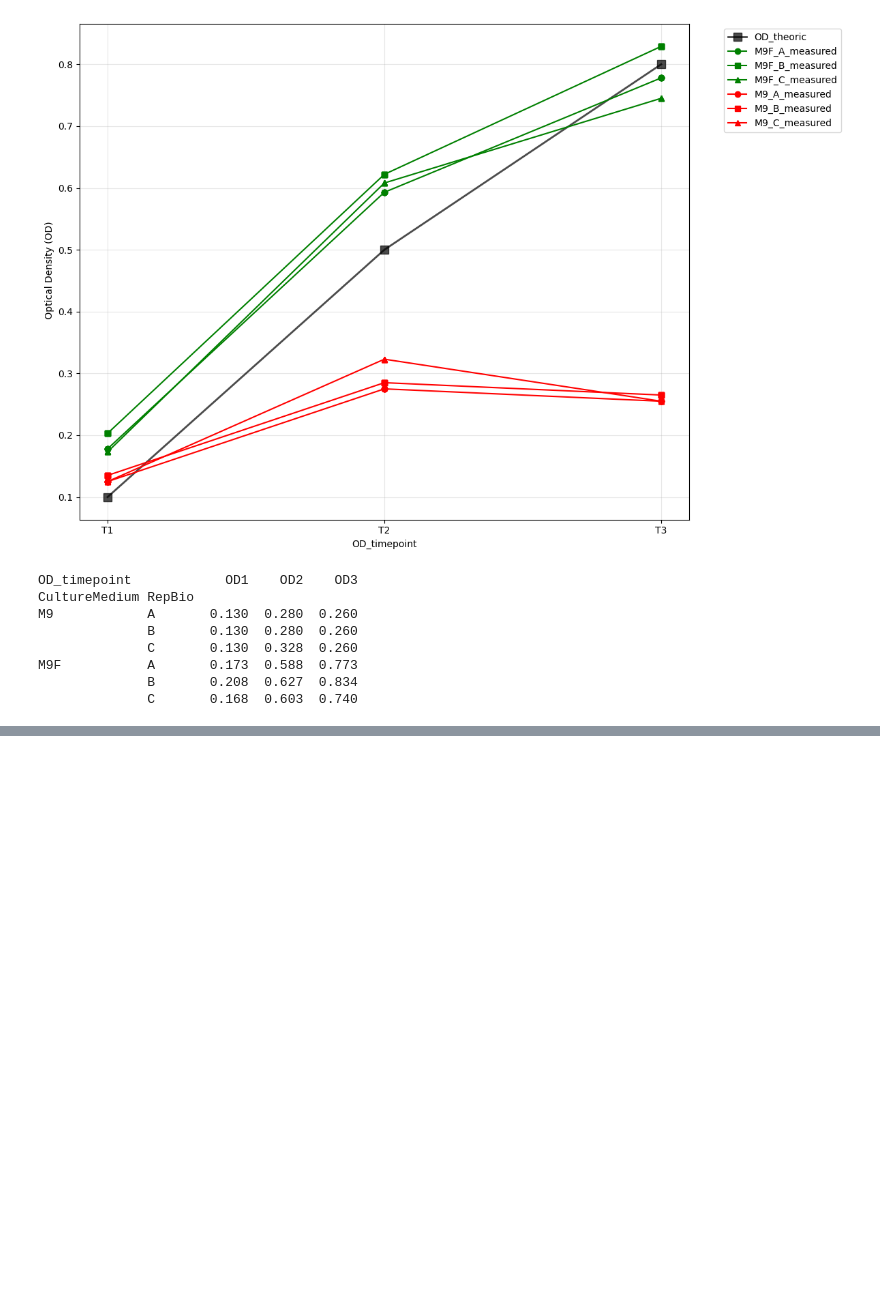
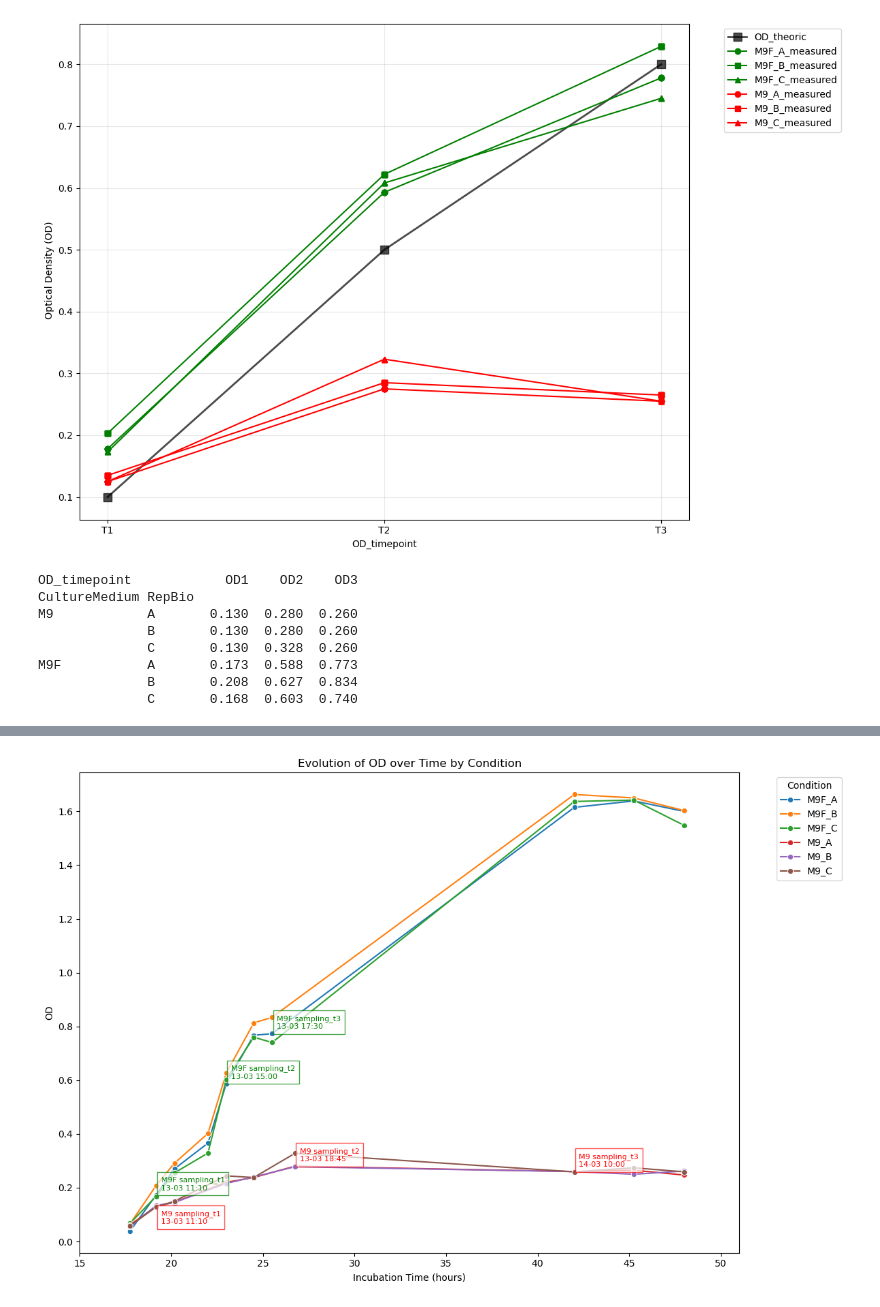
Before and after one commit to vgoupille/Rapport_stage, a Jupyter notebook: data/data_growth.ipynb, the cells around one changed output, grey strips where cells are left out. Drawn from its saved outputs; the diff is of its cells as text; code cells hidden in the pictures; blank space fills up the shorter version.

```diff
--- a/data/data_growth.ipynb
+++ b/data/data_growth.ipynb
@@ -1580,0 +1727,6 @@ M9F           A       0.173  0.588  0.773
+# %%
+# Passer au format long
+data_long = data.melt(id_vars="Condition", var_name="Time", value_name="OD")
+
+# Afficher le résultat
+print(data_long)
@@ -1580,0 +1845,77 @@ M9F           A       0.173  0.588  0.773
+# %%
+import pandas as pd
+import matplotlib.pyplot as plt
+import seaborn as sns
+
+
+# Exemple de fonction pour convertir "XXhYY" en pd.Timedelta
+def str_to_timedelta(s):
+    try:
+        h, m = s.split("h")
+        return pd.Timedelta(hours=int(h), minutes=int(m))
+    except Exception:
+        return pd.NaT  # si la conversion échoue
+
+
+# Appliquer la conversion à la colonne "Incubation_t"
+merged_df["Incubation_timedelta"] = merged_df["Incubation_t"].apply(str_to_timedelta)
+
+# Créer une colonne numérique en heures pour l'axe x
+merged_df["Incubation_hours"] = (
+    merged_df["Incubation_timedelta"].dt.total_seconds() / 3600
+)
+
+plt.figure(figsize=(12, 8))
+
+# Tracer le graphique avec la colonne numérique et forcer l'axe x à commencer à 0
+sns.lineplot(data=merged_df, x="Incubation_hours", y="OD", hue="Condition", marker="o")
+plt.xlim(15, max(merged_df["Incubation_hours"]) + 3)  # Force x-axis to start at 0
+
+# Add annotations for points with ODt values but only for M9_A and M9F_A conditions
+for idx, row in merged_df[
+    (~merged_df["ODt"].isna()) & (merged_df["Condition"].isin(["M9_A", "M9F_A"]))
+].iterrows():
+    # Set color based on condition
+    label_color = "green" if row["Condition"].startswith("M9F") else "red"
+
+    # Map OD values to sampling labels with condition prefix
+    od_value = str(row["ODt"]).strip()
+    condition_prefix = "M9F" if row["Condition"].startswith("M9F") else "M9"
+
+    if od_value == "OD1":
+        sampling_label = f"{condition_prefix} sampling_t1"
+    elif od_value == "OD2":
+        sampling_label = f"{condition_prefix} sampling_t2"
+    elif od_value == "OD3":
+        sampling_label = f"{condition_prefix} sampling_t3"
+    else:
+        sampling_label = str(row["ODt"])
+
+    # Set annotation position
+    if sampling_label == "M9 sampling_t1":
+        y_pos = 0.03
+        xytext = (5, 10)
+    else:
+        y_pos = row["OD"]
+        xytext = (5, 5)
+
+    # Format time as DD-MM HH:MM
+    time_str = row["Time"].strftime("%d-%m %H:%M")
+    plt.annotate(
+        f"{sampling_label}\n{time_str}",
+        xy=(row["Incubation_hours"], y_pos),
+        xytext=xytext,
+        textcoords="offset points",
+        fontsize=8,
+        color=label_color,
+        bbox=dict(facecolor="white", edgecolor=label_color, alpha=0.7),
+    )
+
+plt.title("Evolution of OD over Time by Condition")
+plt.xlabel("Incubation Time (hours)")
+plt.ylabel("OD")
+plt.legend(title="Condition", bbox_to_anchor=(1.05, 1), loc="upper left")
+plt.tight_layout()
+plt.show()
+# %% [output]
+[figure, added]
```
Also changed, not shown: parts of 13 cells of this notebook, 6 other files.
